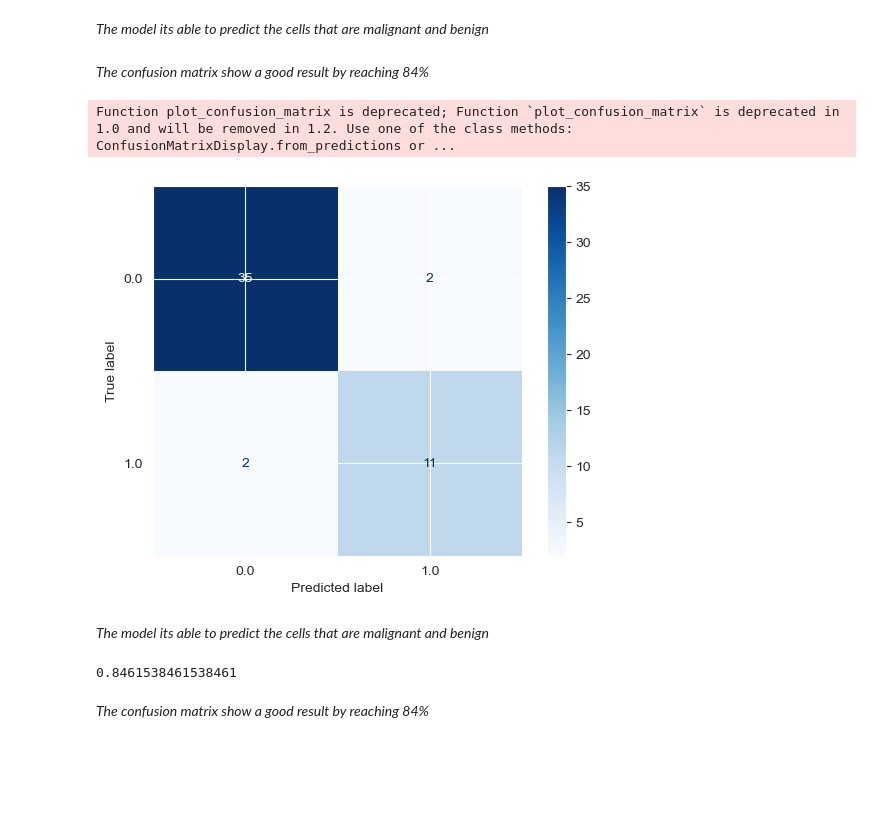
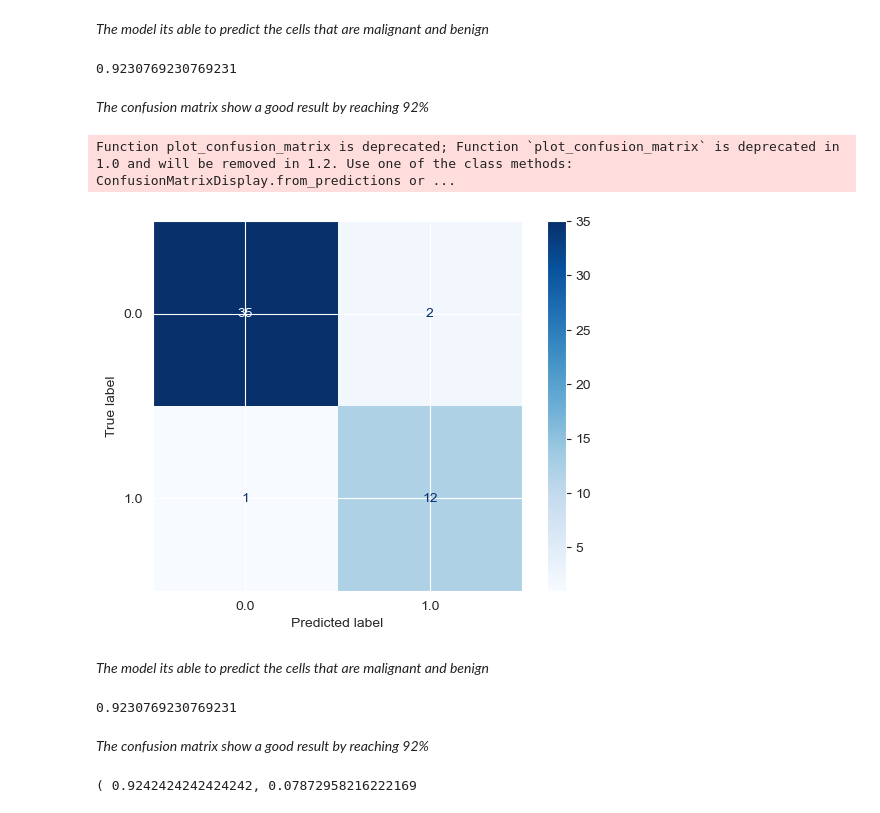
Before and after one commit to niconomist98/BreastCancerClassml, a Jupyter notebook: models/modelo1.ipynb, the cells around one changed output. Drawn from its saved outputs; the diff is of its cells as text; code cells hidden in the pictures; blank space fills up the shorter version.

Commit message:
Ajuste modelos 30/09/2022 6:04 pm

```diff
--- a/models/modelo1.ipynb
+++ b/models/modelo1.ipynb
@@ -132,9 +272,9 @@ grid_search = GridSearchCV(GaussianNB(), parameters, cv=10, return_train_score=T
 grid_search.fit(X_train, y_train)
 
 grid_search.best_params_
+NB_best = grid_search.best_estimator_
 # %%
-LR = LogisticRegression(max_iter=10000)
-LR.fit(X_train,y_train)
-y_pred = LR.predict(X_test)
+NB_best.fit(X_train,y_train)
+y_pred = NB_best.predict(X_test)
 # %%
 print(classification_report(y_test, y_pred))
@@ -148,5 +300,7 @@ plot_confusion_matrix(LR, X_test, y_test,cmap=plt.cm.Blues);
 tn, fp, fn, tp = confusion_matrix(y_test, y_pred).ravel()
 sensitivity = tp / (tp+fn)
 sensitivity
+# %% [output]
+0.9230769230769231
 # %% [markdown]
-*The confusion matrix show a good result by reaching 84%*
+*The confusion matrix show a good result by reaching 92%*
@@ -155,8 +307,8 @@ sensitivity
 # %%
-plot_confusion_matrix(LR, X_test, y_test,cmap=plt.cm.Blues);
+plot_confusion_matrix(NB_best, X_test, y_test,cmap=plt.cm.Blues);
 # %% [output]
 Function plot_confusion_matrix is deprecated; Function `plot_confusion_matrix` is deprecated in 1.0 and will be removed in 1.2. Use one of the class methods: ConfusionMatrixDisplay.from_predictions or ...
-[figure, old version]
+[figure, new version]
 # %% [markdown]
 *The model its able to predict the cells that are malignant and benign*
 # %%
@@ -164,6 +316,15 @@ tn, fp, fn, tp = confusion_matrix(y_test, y_pred).ravel()
 sensitivity = tp / (tp+fn)
 sensitivity
 # %% [output]
-0.8461538461538461
+0.9230769230769231
 # %% [markdown]
-*The confusion matrix show a good result by reaching 84%*
+*The confusion matrix show a good result by reaching 92%*
+# %%
+# se efectúa validación cruzada
+from sklearn import model_selection
+kFold = model_selection.KFold(n_splits=10)
+scoring = 'accuracy'
+puntaje= (model_selection.cross_val_score(NB_best, X_train, y_train,  scoring = scoring, cv = kFold))
+print (f"( {puntaje.mean()}, {puntaje.std()}")
+# %% [output]
+( 0.9242424242424242, 0.07872958216222169
```
Also changed, not shown: parts of 20 cells of this notebook, 3 other files.
